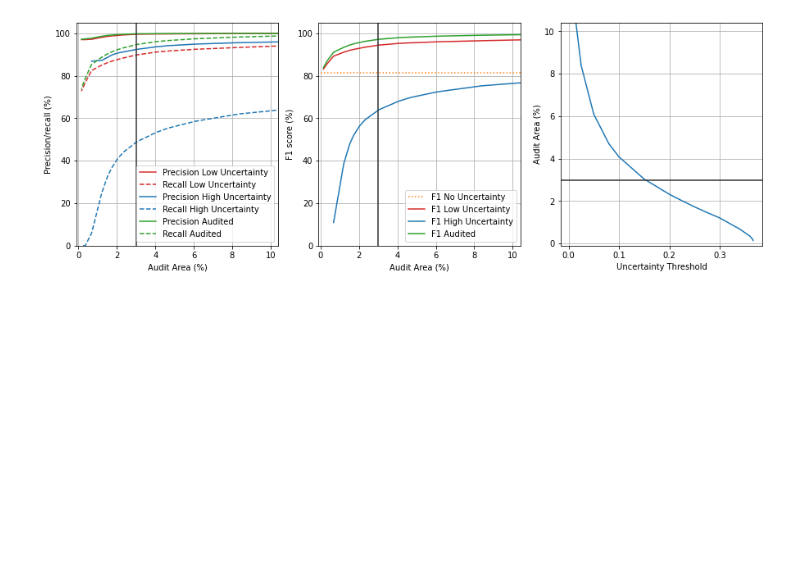
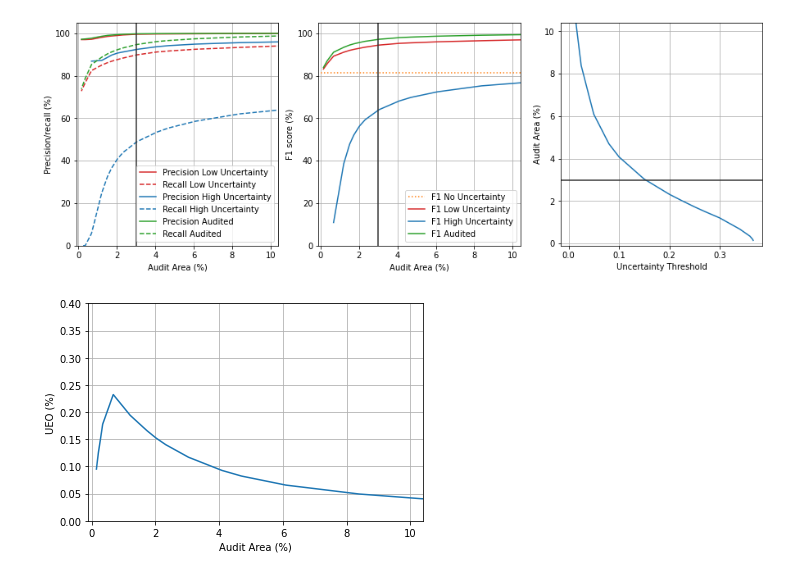
Before and after one commit to DiMorten/deforestation_uncertainty, a Jupyter notebook: train_ensemble.ipynb, the cells around one changed output. Drawn from its saved outputs; the diff is of its cells as text; code cells hidden in the pictures; blank space fills up the shorter version.

```diff
--- a/train_ensemble.ipynb
+++ b/train_ensemble.ipynb
@@ -696,6 +694,10 @@ ylim = [0, 105]
 trainer.plotUncertaintyAA()
 # %% [output]
 [figure]
+# %%
+trainer.plotUEO()
+# %% [output]
+[figure, added]
 # %%
 trainer.getOptimalUncertaintyThreshold(bound = 0.0015)
 # %% [output]
```
Also changed, not shown: parts of 18 cells of this notebook, 3 other files.
